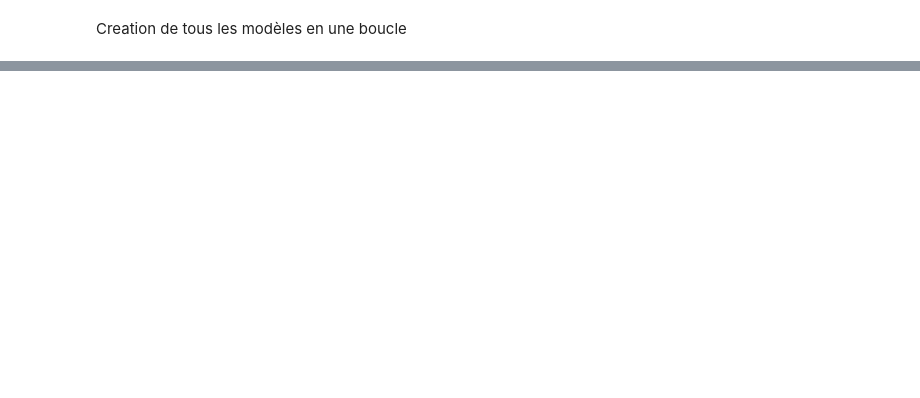
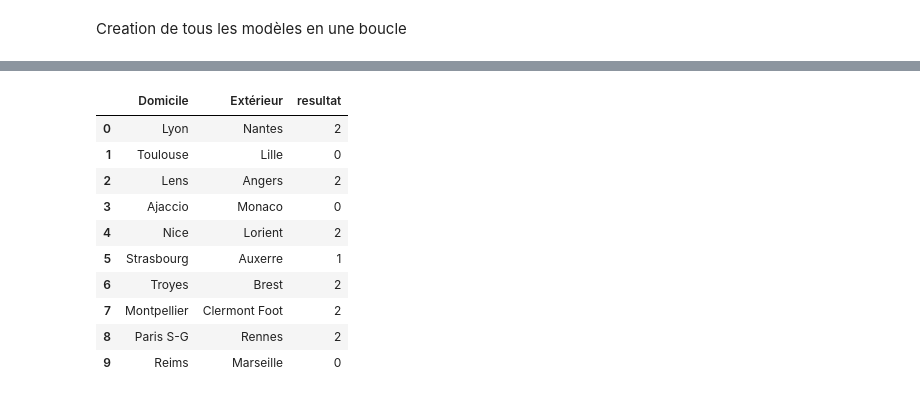
Before and after one commit to Jules101001/Football_pr-vision, a Jupyter notebook: previsionligue1 Avancé.ipynb, the cells around one changed output, grey strips where cells are left out. Cells and saved outputs as stored; diff of their text form; code cells hidden in the pictures; blank space fills up the shorter version.

```diff
--- a/previsionligue1 Avancé.ipynb
+++ b/previsionligue1 Avancé.ipynb
@@ -1008,0 +1025,16 @@ df
+# %%
+matchs_a_joue_dom_ext["resultat"] = mode_svm.predict(matchs_a_joue_dom_ext[['Pts_dom','Pts5_dom','BM_dom','BM_ext','BE_dom','BE_ext','BM5_dom','BM5_ext','BE5_dom','BE5_ext','Pts_ext','Pts5_ext','code_dom','code_ext']])
+resultat_mode_svm = matchs_a_joue_dom_ext[['Domicile',"Extérieur","resultat"]]
+resultat_mode_rf.head(10)
+# %% [output]
+|  | Domicile | Extérieur | resultat |
+| 0 | Lyon | Nantes | 2 |
+| 1 | Toulouse | Lille | 0 |
+| 2 | Lens | Angers | 2 |
+| 3 | Ajaccio | Monaco | 0 |
+| 4 | Nice | Lorient | 2 |
+| 5 | Strasbourg | Auxerre | 1 |
+| 6 | Troyes | Brest | 2 |
+| 7 | Montpellier | Clermont Foot | 2 |
+| 8 | Paris S-G | Rennes | 2 |
+| 9 | Reims | Marseille | 0 |
```
Also changed, not shown: parts of 11 cells of this notebook, 1 other file.
